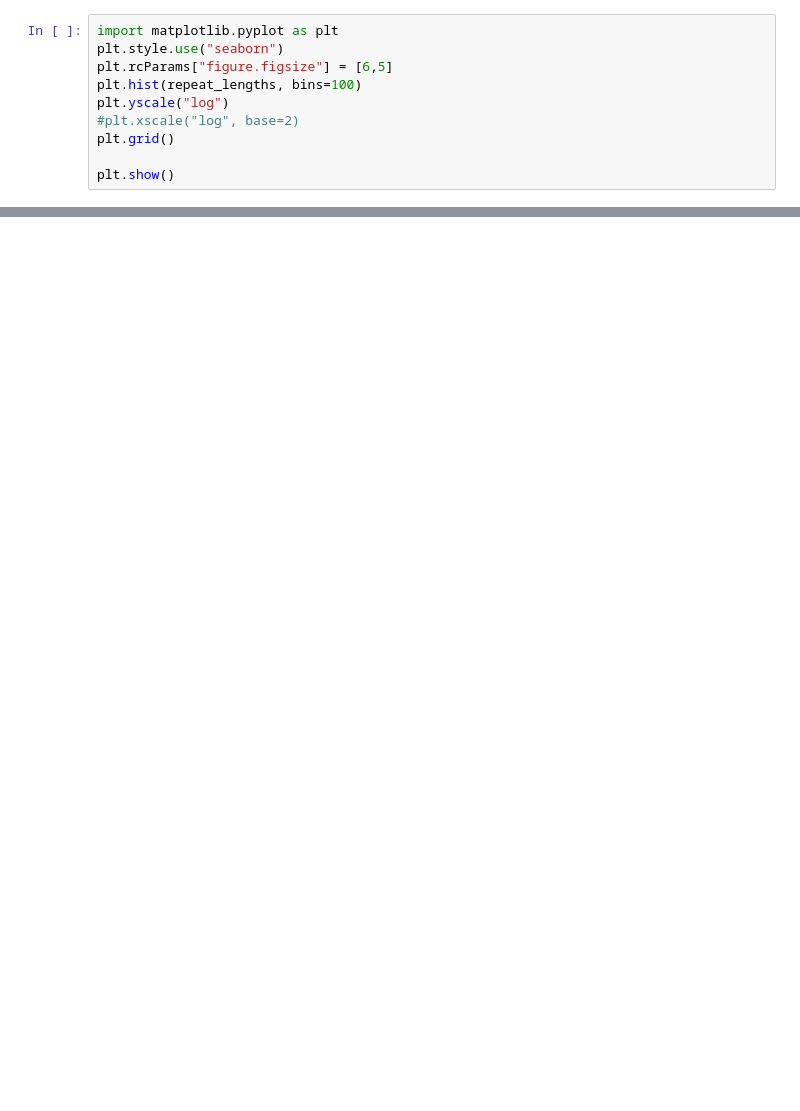
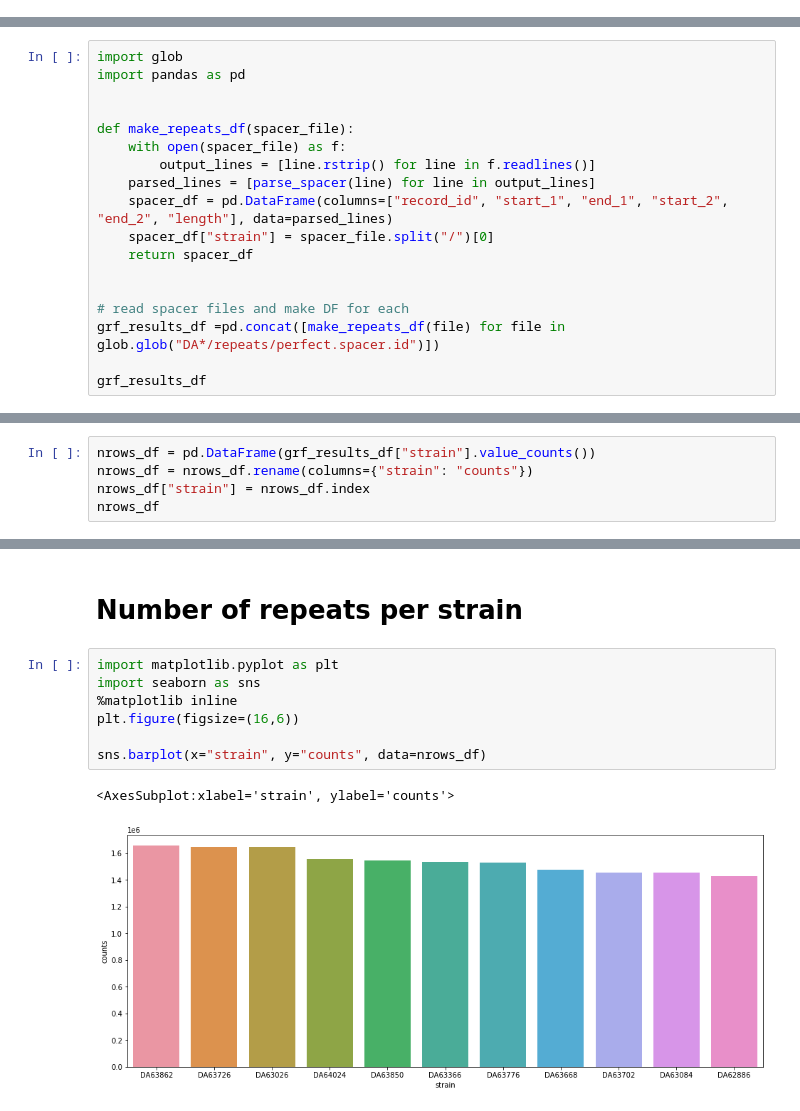
Before and after one commit to andrewgull/HeteroR, a Jupyter notebook: notebooks/repeats_summary.ipynb, the cells around one changed output, grey strips where cells are left out. Cells and saved outputs as stored; diff of their text form; blank space fills up the shorter version.

Commit message:
add total N and L distribution plots

```diff
--- a/notebooks/repeats_summary.ipynb
+++ b/notebooks/repeats_summary.ipynb
@@ -26,10 +19,0 @@ repeat_lengths = [int(item.split(":")[-1][:-1]) for item in output_lines]
-# %%
-import matplotlib.pyplot as plt
-plt.style.use("seaborn")
-plt.rcParams["figure.figsize"] = [6,5]
-plt.hist(repeat_lengths, bins=100)
-plt.yscale("log")
-#plt.xscale("log", base=2)
-plt.grid()
-
-plt.show()
@@ -74,0 +20,18 @@ repeat_lengths_df.groupby("m")
+# %%
+import glob
+import pandas as pd
+
+
+def make_repeats_df(spacer_file):
+    with open(spacer_file) as f:
+        output_lines = [line.rstrip() for line in f.readlines()]
+    parsed_lines = [parse_spacer(line) for line in output_lines]
+    spacer_df = pd.DataFrame(columns=["record_id", "start_1", "end_1", "start_2", "end_2", "length"], data=parsed_lines)
+    spacer_df["strain"] = spacer_file.split("/")[0]
+    return spacer_df
+
+
+# read spacer files and make DF for each
+grf_results_df =pd.concat([make_repeats_df(file) for file in glob.glob("DA*/repeats/perfect.spacer.id")])
+
+grf_results_df
@@ -74,0 +52,5 @@ repeat_lengths_df.groupby("m")
+# %%
+nrows_df = pd.DataFrame(grf_results_df["strain"].value_counts())
+nrows_df = nrows_df.rename(columns={"strain": "counts"})
+nrows_df["strain"] = nrows_df.index
+nrows_df
@@ -74,0 +70,12 @@ repeat_lengths_df.groupby("m")
+# %% [markdown]
+# Number of repeats per strain
+# %%
+import matplotlib.pyplot as plt
+import seaborn as sns
+%matplotlib inline
+plt.figure(figsize=(16,6))
+
+sns.barplot(x="strain", y="counts", data=nrows_df)
+# %% [output]
+<AxesSubplot:xlabel='strain', ylabel='counts'>
+[figure, added]
```
Also changed, not shown: parts of 15 cells of this notebook.
